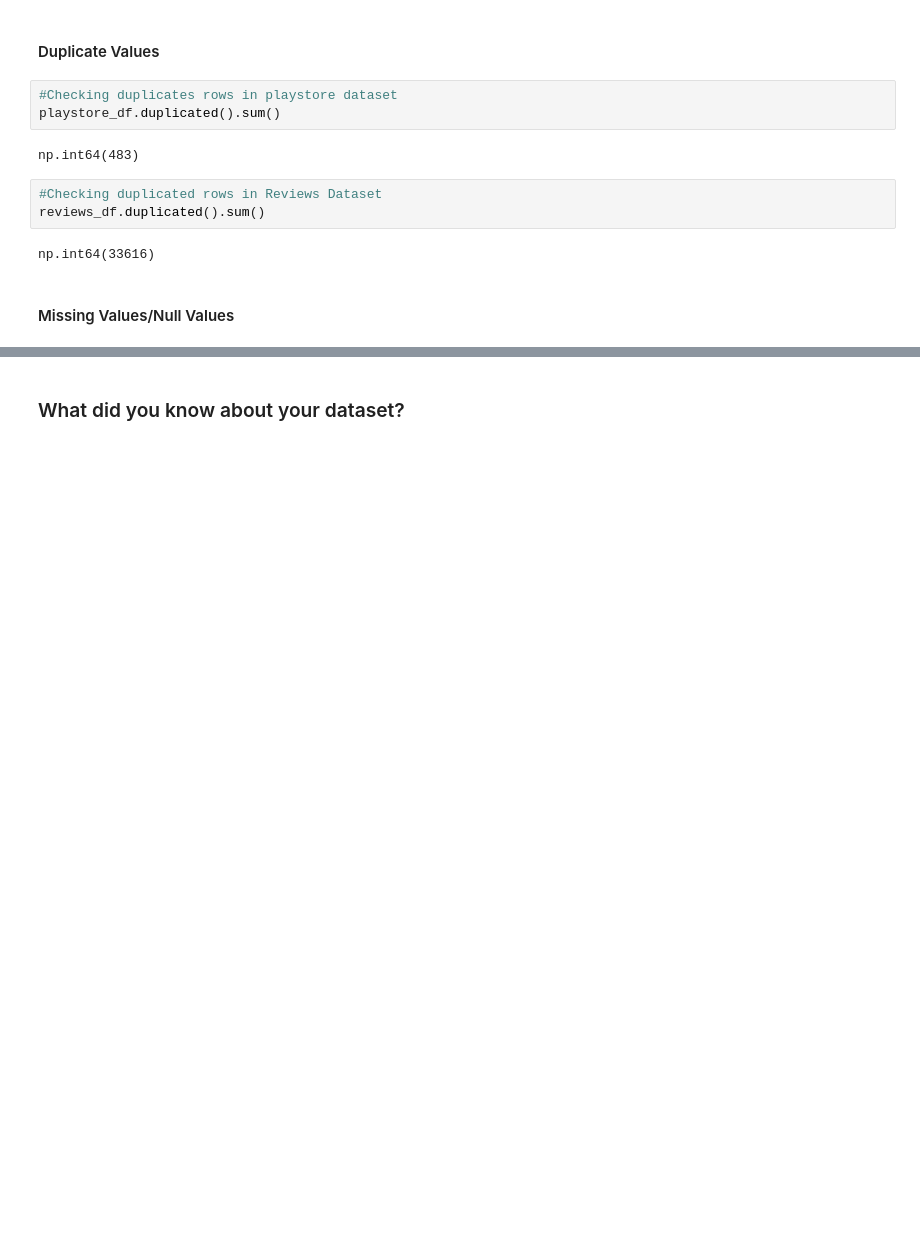
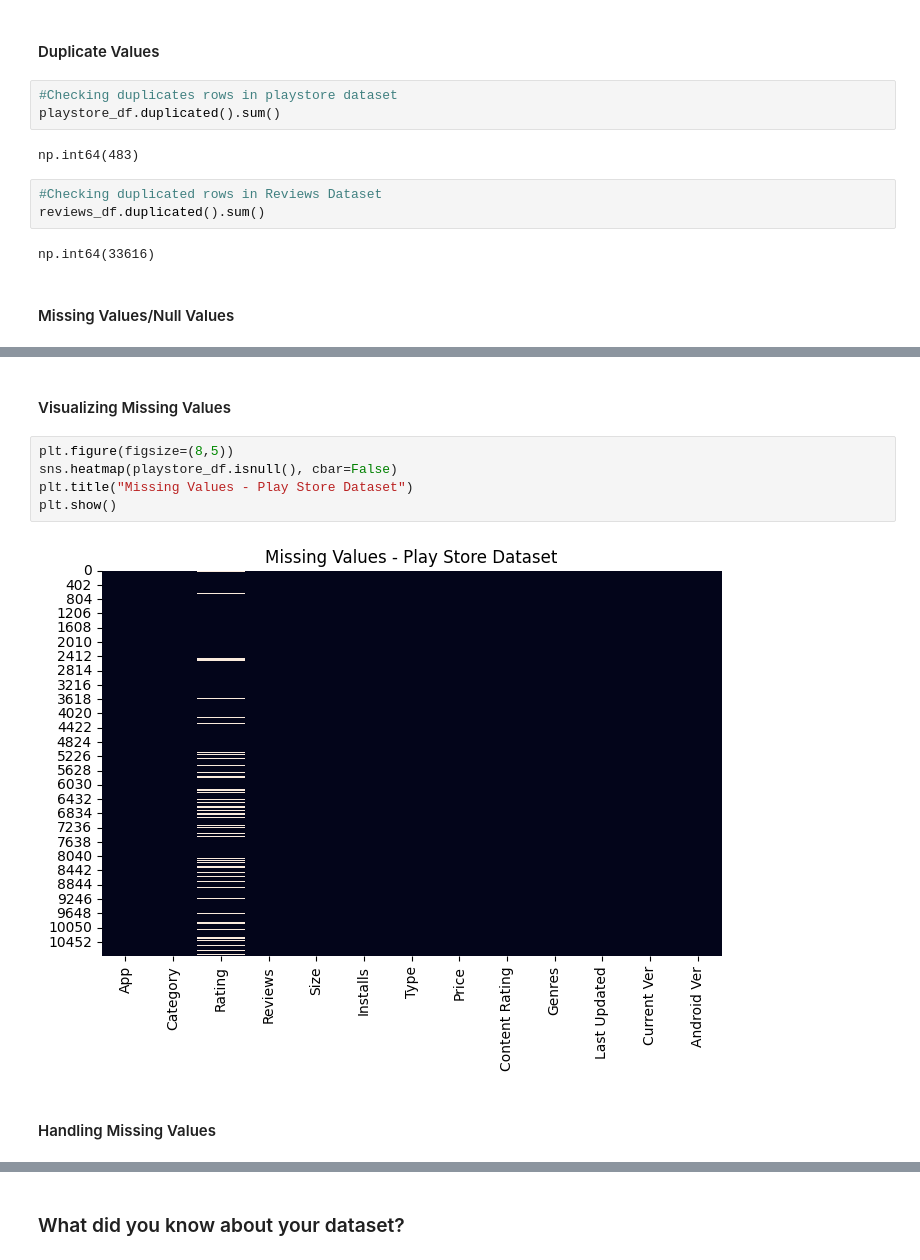
Before and after one commit to Chetanpatil71502/EDA-Play-Store-App-Review-Analysis, a Jupyter notebook: EDA_Play_Store_App_Review_Analysis.ipynb, the cells around one changed output, grey strips where cells are left out. Cells and saved outputs as stored; diff of their text form; blank space fills up the shorter version.

```diff
--- a/EDA_Play_Store_App_Review_Analysis.ipynb
+++ b/EDA_Play_Store_App_Review_Analysis.ipynb
@@ -192,0 +219,11 @@ np.int64(33616)
+# %% [markdown]
+#### Visualizing Missing Values
+# %%
+plt.figure(figsize=(8,5))
+sns.heatmap(playstore_df.isnull(), cbar=False)
+plt.title("Missing Values - Play Store Dataset")
+plt.show()
+# %% [output]
+[figure, added]
+# %% [markdown]
+#### Handling Missing Values
```
Also changed, not shown: parts of 18 cells of this notebook.
